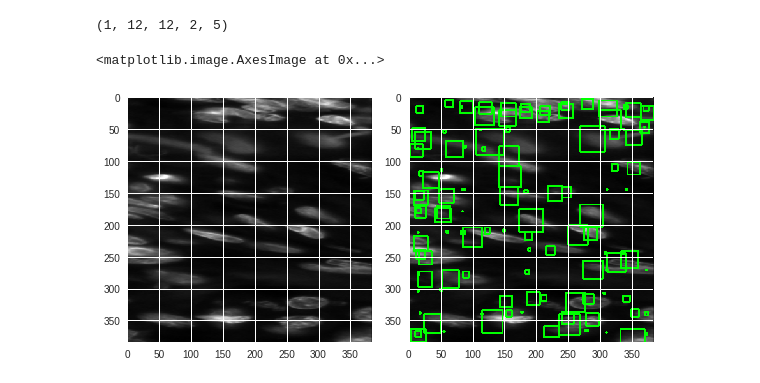
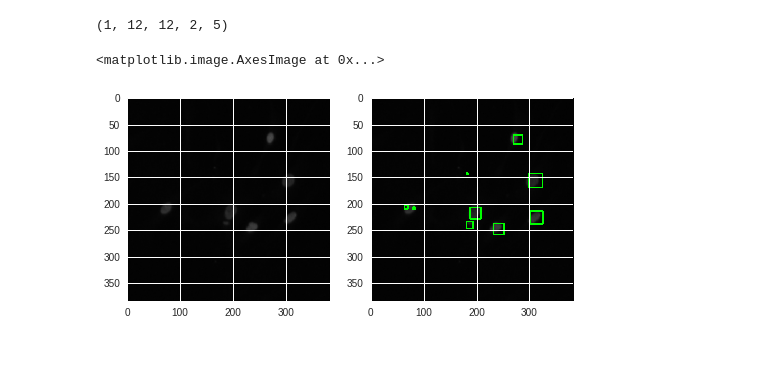
Before and after one commit to viirya/deep-learning-notebooks, a Jupyter notebook: yolo.ipynb, the cells around one changed output. Saved outputs shown, nothing was run; the diff lists cells and outputs as text; code cells hidden in the pictures; blank space fills up the shorter version.

```diff
--- a/yolo.ipynb
+++ b/yolo.ipynb
@@ -432,7 +432,7 @@ if(start_training):
 Done!
 # %%
 if(start_training):
-    test_image_id = 15
+    test_image_id = 12
     result = sess.run([processed_logits], {X: np.reshape(test_images[test_image_id], [1, 384, 384, 3])})
 # %%
 boxes = result[0]
@@ -465,13 +465,14 @@ for i in range(GRID_DIM):
 # %%
 img = test_images[test_image_id]
 f, axs = plt.subplots(1,2)
 axs[0].imshow(img)
 
-imshow(img)
+img_withbbox = np.copy(img)
+#imshow(img)
 for i, b in enumerate(bbs):
-    cv2.rectangle(img,(b[0], b[1]),(b[2], b[3]),(0,255,0),2)
+    cv2.rectangle(img_withbbox,(b[0], b[1]),(b[2], b[3]),(0,255,0),2)
 
-axs[1].imshow(img)
+axs[1].imshow(img_withbbox)
 # %% [output]
 <matplotlib.image.AxesImage at 0x...>
-[figure, old version]
+[figure, new version]
```
